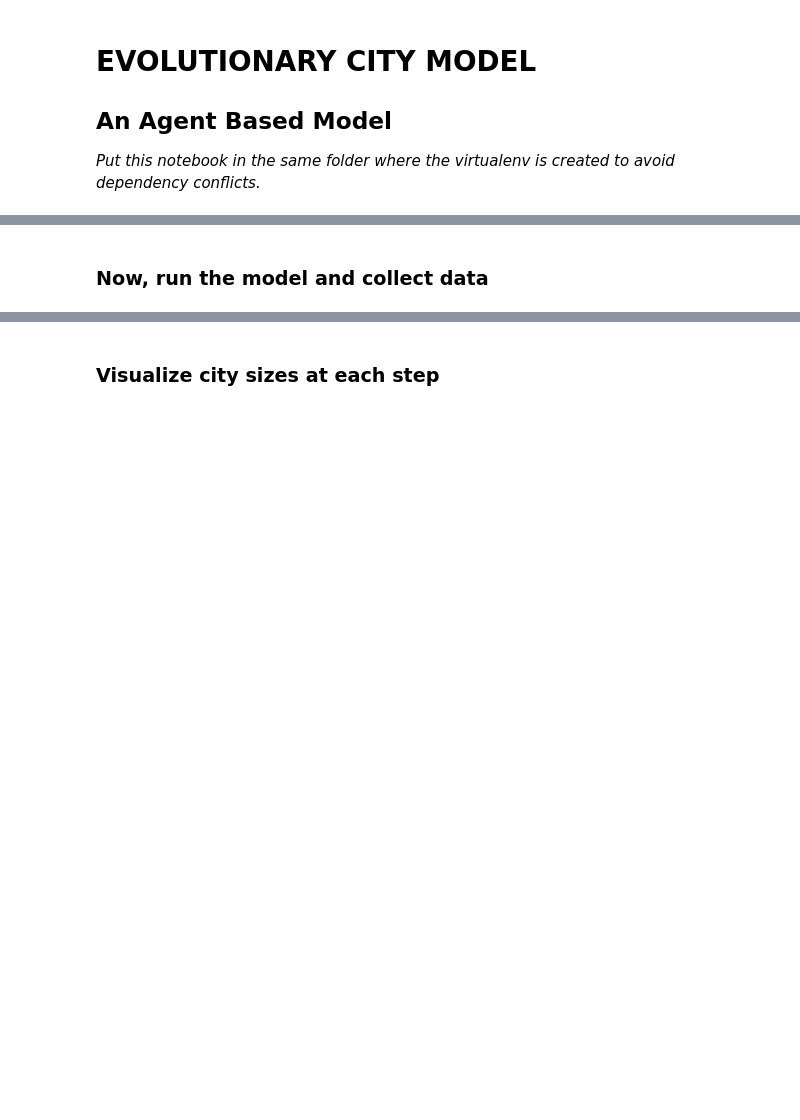
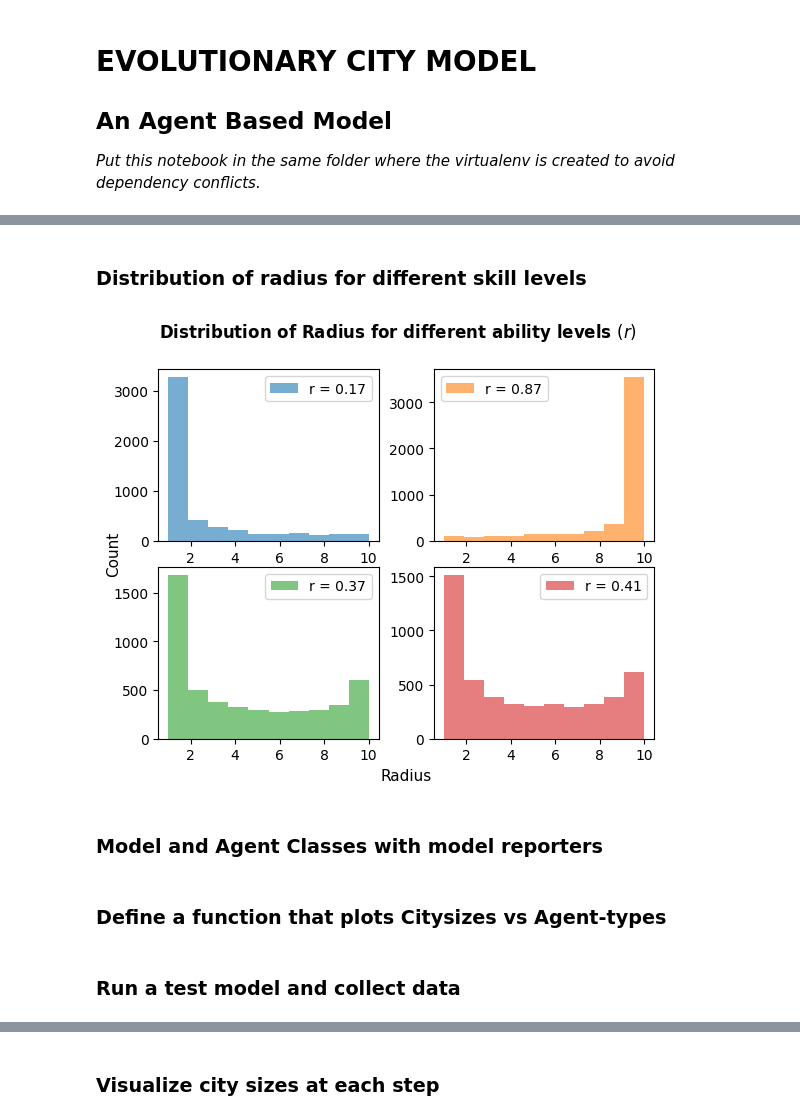
Before and after one commit to kamleshsahoo/CityFormation-ABM, a Jupyter notebook: EvolutionaryCity.ipynb, the cells around one changed output, grey strips where cells are left out. Saved outputs shown, nothing was run; the diff lists cells and outputs as text; code cells hidden in the pictures; blank space fills up the shorter version.

```diff
--- a/EvolutionaryCity.ipynb
+++ b/EvolutionaryCity.ipynb
@@ -63,5 +61,36 @@ from matplotlib import animation
 import matplotlib.ticker as ticker
 import scipy.stats as st
 from scipy.stats import norm
+# %% [markdown]
+### Distribution of radius for different skill levels
+# %%
+r_list = [np.random.uniform() for x in range(4)]
+radius_list = []
+colors = plt.rcParams['axes.prop_cycle'].by_key()['color']
+
+for r in r_list:
+    temp_list = []
+    for j in range(5000):
+        temp_list.append(math.ceil(np.random.beta(r,(1-r)) * 10))
+    radius_list.append(temp_list)
+
+fig ,axs = plt.subplots(2,2)
+axs = axs.ravel()
+for i ,r in enumerate(r_list):
+    axs[i].hist(radius_list[i],alpha=0.6,label='r = {:.2f}'.format(r), color=colors[i])
+    axs[i].legend(loc='best')
+
+fig.add_subplot(111, frameon=False)
+plt.tick_params(labelcolor='none', top=False, bottom=False, left=False, right=False)
+plt.xlabel("Radius",fontsize=11)
+plt.ylabel("Count",fontsize=11)
+plt.subplots_adjust(wspace=0.25, hspace=0.15)
+fig.suptitle(r'Distribution of Radius for different ability levels $(r)$',fontweight='bold',fontsize=12)
+
+plt.show()
+# %% [output]
+[figure, added]
+# %% [markdown]
+### Model and Agent Classes with model reporters
 # %%
 '''Function to calculate Entropies'''
@@ -224,3 +270,5 @@ class city_model(Model):
         """Advance the model by one step"""
         self.datacollector.collect(self)
         self.schedule.step()
+# %% [markdown]
+### Define a function that plots Citysizes vs Agent-types
@@ -227,3 +362,3 @@ class city_model(Model):
 # %% [markdown]
-### Now, run the model and collect data
+### Run a test model and collect data
 # %%
```
Also changed, not shown: parts of 10 cells of this notebook.
